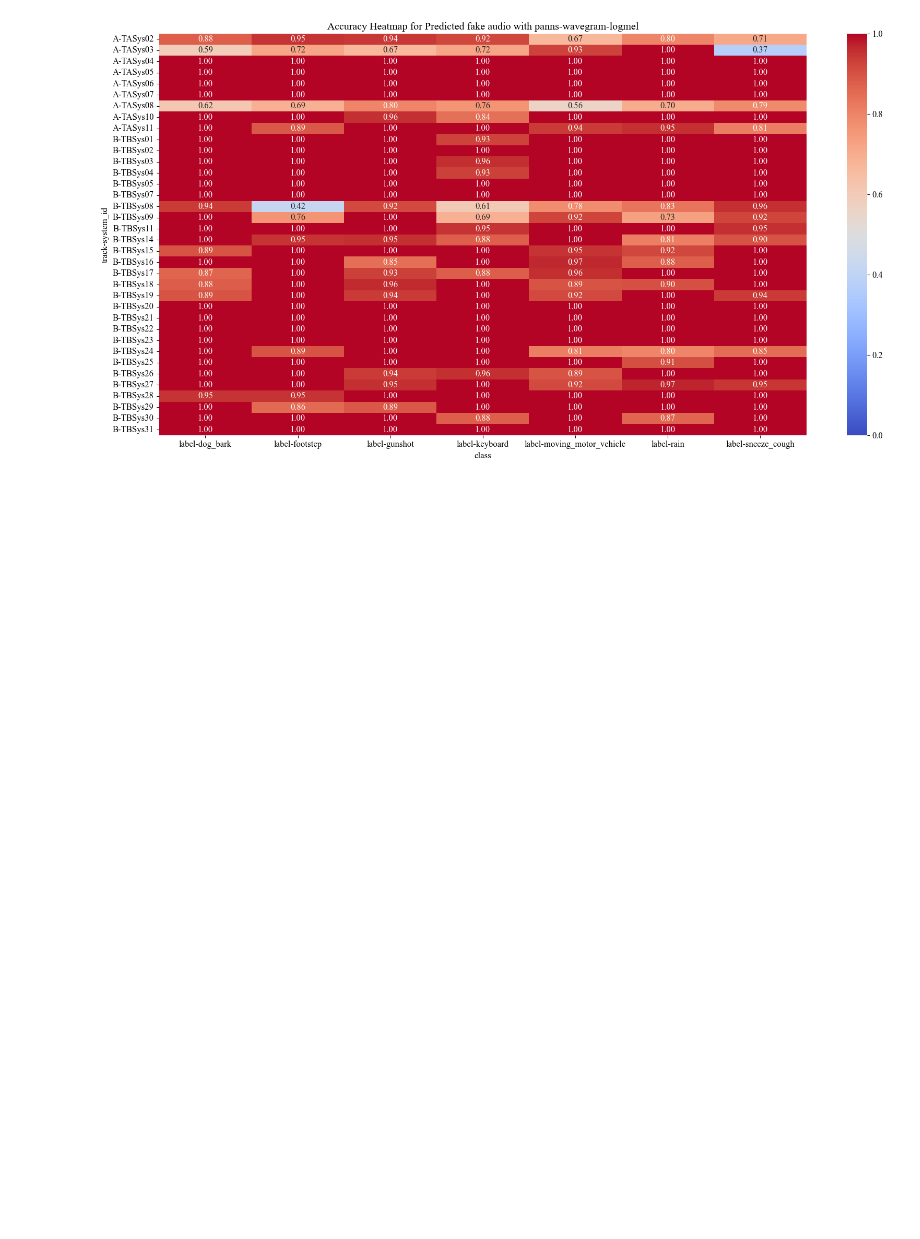
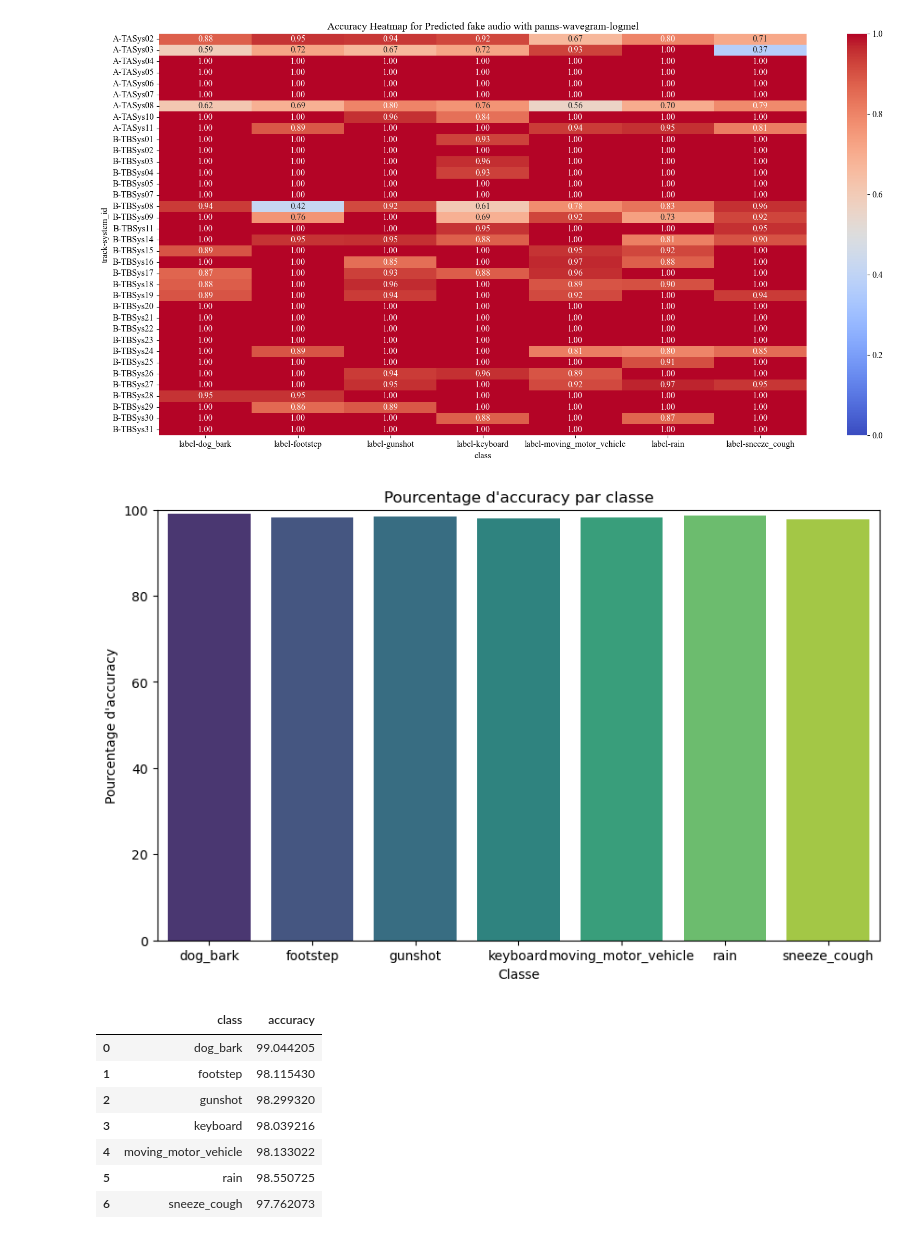
Before and after one commit to mathieulagrange/audioFoleyDeepFake, a Jupyter notebook: deepfakeClassifiers/examples/insights_predictions.ipynb, the cells around one changed output. Cells and saved outputs as stored; diff of their text form; code cells hidden in the pictures; blank space fills up the shorter version.

```diff
--- a/deepfakeClassifiers/examples/insights_predictions.ipynb
+++ b/deepfakeClassifiers/examples/insights_predictions.ipynb
@@ -219,3 +219,28 @@ for model_name in model_names.keys():
 [figure]
 [figure]
 [figure]
+# %%
+import seaborn as sns
+with open('Prediction_results', 'wb') as file:
+    pickle.dump(data_test, file)
+accuracy_by_class = data_test.groupby('class').apply(lambda x: (x['label'] == x['pred_result']).mean() * 100).reset_index(name='accuracy')
+
+
+plt.figure(figsize=(10, 6))
+sns.barplot(x='class', y='accuracy', data=accuracy_by_class, palette='viridis')
+plt.title('Pourcentage d\'accuracy par classe')
+plt.ylabel('Pourcentage d\'accuracy')
+plt.xlabel('Classe')
+plt.ylim(0, 100)
+plt.show()
+accuracy_by_class
+# %% [output]
+[figure, added]
+|  | class | accuracy |
+| 0 | dog_bark | 99.044205 |
+| 1 | footstep | 98.115430 |
+| 2 | gunshot | 98.299320 |
+| 3 | keyboard | 98.039216 |
+| 4 | moving_motor_vehicle | 98.133022 |
+| 5 | rain | 98.550725 |
+| 6 | sneeze_cough | 97.762073 |
```
Also changed, not shown: parts of 5 cells of this notebook.
